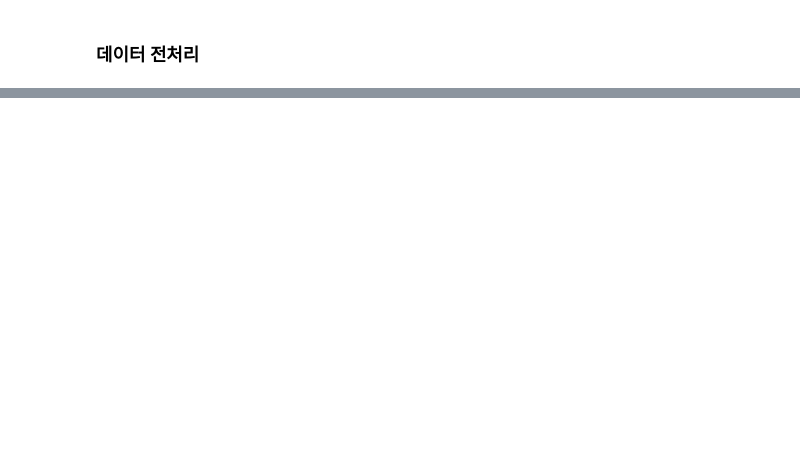
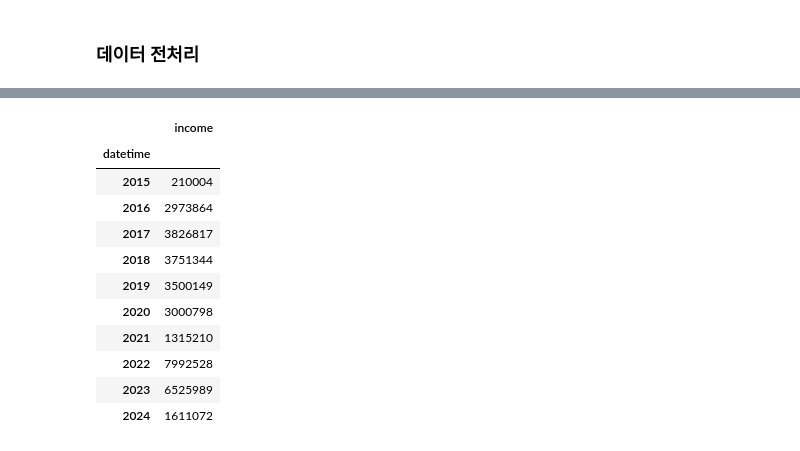
Before and after one commit to MUGOFF/Financial_Account_Mangement_and_Analysis-for-me, a Jupyter notebook: Tensorflow/Input_preprocessing.ipynb, the cells around one changed output, grey strips where cells are left out. Drawn from its saved outputs; the diff is of its cells as text; code cells hidden in the pictures; blank space fills up the shorter version.

```diff
--- a/Tensorflow/Input_preprocessing.ipynb
+++ b/Tensorflow/Input_preprocessing.ipynb
@@ -151,0 +234,16 @@ input_df.head()
+# %%
+income_yearly = input_df.groupby(input_df['datetime'].dt.year).sum()
+income_yearly
+# %% [output]
+|  | income |
+| datetime |  |
+| 2015 | 210004 |
+| 2016 | 2973864 |
+| 2017 | 3826817 |
+| 2018 | 3751344 |
+| 2019 | 3500149 |
+| 2020 | 3000798 |
+| 2021 | 1315210 |
+| 2022 | 7992528 |
+| 2023 | 6525989 |
+| 2024 | 1611072 |
```
Also changed, not shown: parts of 14 cells of this notebook, 6 other files.
